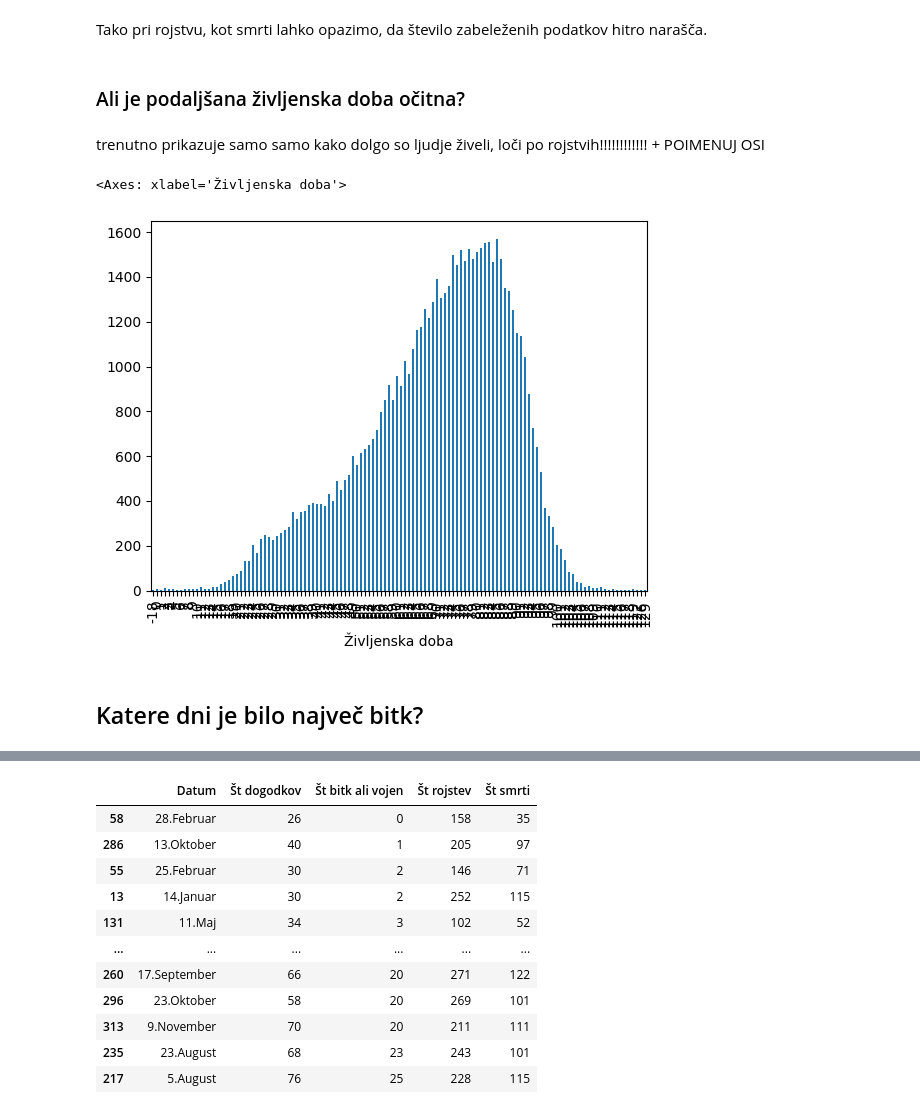
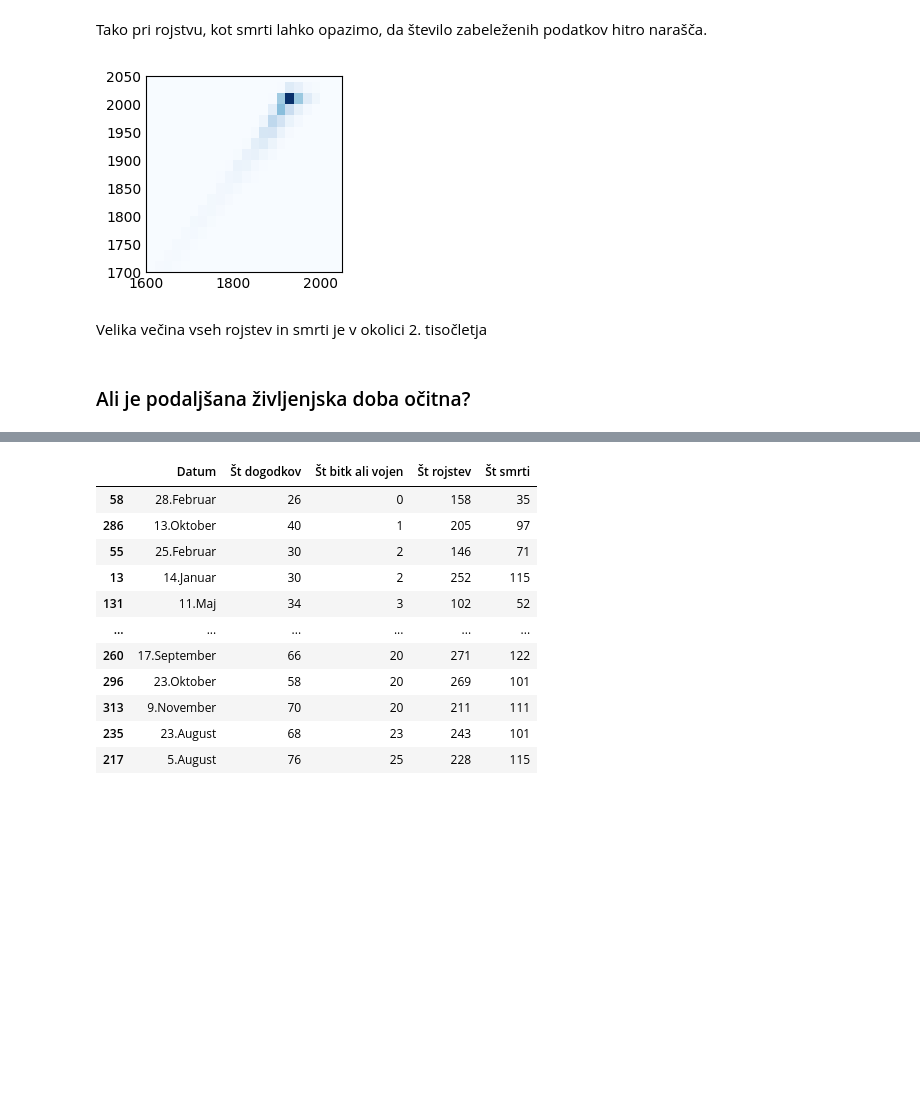
Before and after one commit to zivaheg/projektnaUVP, a Jupyter notebook: analiza.ipynb, the cells around one changed output, grey strips where cells are left out. Drawn from its saved outputs; the diff is of its cells as text; code cells hidden in the pictures; blank space fills up the shorter version.

```diff
--- a/analiza.ipynb
+++ b/analiza.ipynb
@@ -152,18 +133,20 @@ OSEBE["Smrt"].hist()
 [figure]
 # %% [markdown]
 Tako pri rojstvu, kot smrti lahko opazimo, da število zabeleženih podatkov hitro narašča.
+# %%
+import pandas as pd
+from grafi import komet_graf_za_informiranost
+
+filter = OSEBE["Življenjska doba"] != 404
+podana_zivljenjska_doba = OSEBE[filter]
+
+x_os = pd.to_numeric(podana_zivljenjska_doba[f"Rojstvo"], downcast='signed')
+y_os = pd.to_numeric(podana_zivljenjska_doba[f"Smrt"], downcast='signed')
+
+komet_graf_za_informiranost(x_os, y_os)
+# %% [output]
+[figure, added]
+# %% [markdown]
+Velika večina vseh rojstev in smrti je v okolici 2. tisočletja
 # %% [markdown]
-### Ali je podaljšana življenska doba očitna?
+### Ali je podaljšana življenjska doba očitna?
-# %% [markdown]
-trenutno prikazuje samo samo kako dolgo so ljudje živeli, loči po rojstvih!!!!!!!!!!!!  + POIMENUJ OSI
-# %%
-filter = OSEBE["Življenska doba"] != 404
-podana_zivljenska_doba = OSEBE[filter]
-#podana_zivljenska_doba.sort_values(by ="Življenska doba", ascending=True)
-zivljenska_d = podana_zd.groupby(by="Življenska doba").size()
-zivljenska_d.plot.bar()
-# %% [output]
-<Axes: xlabel='Življenska doba'>
-[figure, removed]
-# %% [markdown]
-## Katere dni je bilo največ bitk?
```
Also changed, not shown: parts of 34 cells of this notebook, 4 other files.
